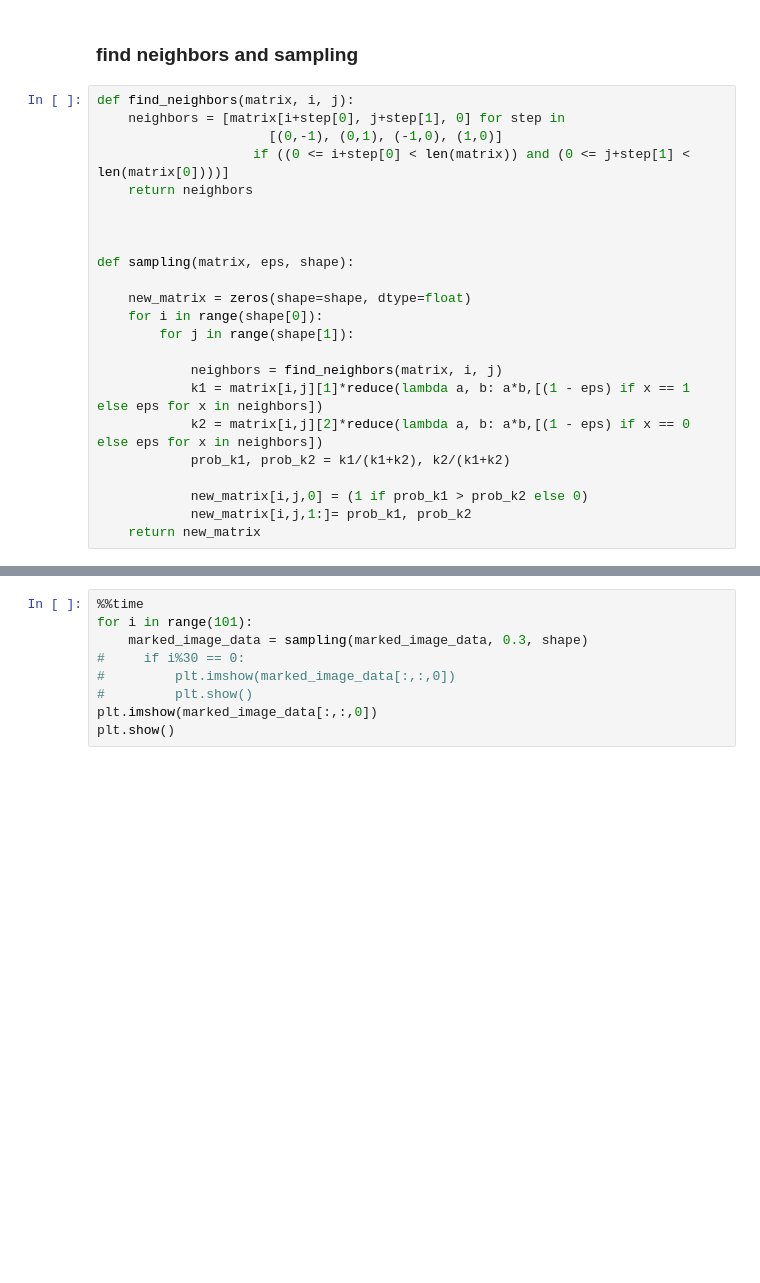
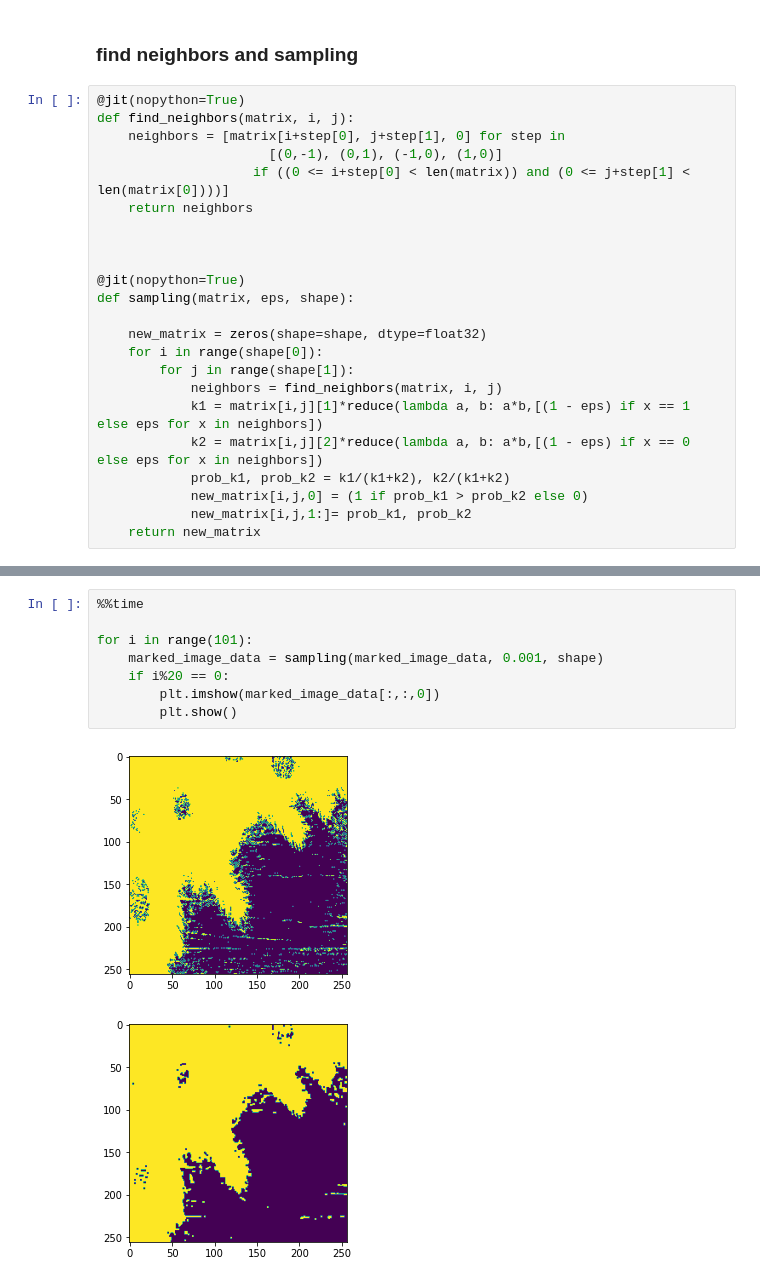
Before and after one commit to maariiyyaa/labs_and_other, a Jupyter notebook: recognition_lab1_sampling.ipynb, the cells around one changed output, grey strips where cells are left out. Drawn from its saved outputs; the diff is of its cells as text; blank space fills up the shorter version.

```diff
--- a/recognition_lab1_sampling.ipynb
+++ b/recognition_lab1_sampling.ipynb
@@ -105,6 +106,7 @@ plt.show()
 # %% [markdown]
 ### find neighbors and sampling
 # %%
+@jit(nopython=True)
 def find_neighbors(matrix, i, j):
     neighbors = [matrix[i+step[0], j+step[1], 0] for step in
                       [(0,-1), (0,1), (-1,0), (1,0)]
@@ -113,17 +115,16 @@ def find_neighbors(matrix, i, j):
 
 
 
+@jit(nopython=True)
 def sampling(matrix, eps, shape):
 
-    new_matrix = zeros(shape=shape, dtype=float)
+    new_matrix = zeros(shape=shape, dtype=float32)
     for i in range(shape[0]):
         for j in range(shape[1]):
-
             neighbors = find_neighbors(matrix, i, j)
             k1 = matrix[i,j][1]*reduce(lambda a, b: a*b,[(1 - eps) if x == 1 else eps for x in neighbors])
             k2 = matrix[i,j][2]*reduce(lambda a, b: a*b,[(1 - eps) if x == 0 else eps for x in neighbors])
             prob_k1, prob_k2 = k1/(k1+k2), k2/(k1+k2)
-
             new_matrix[i,j,0] = (1 if prob_k1 > prob_k2 else 0)
             new_matrix[i,j,1:]= prob_k1, prob_k2
     return new_matrix
@@ -130,9 +181,11 @@ def sampling(matrix, eps, shape):
 # %%
 %%time
+
 for i in range(101):
-    marked_image_data = sampling(marked_image_data, 0.3, shape)
-#     if i%30 == 0:
-#         plt.imshow(marked_image_data[:,:,0])
-#         plt.show()
-plt.imshow(marked_image_data[:,:,0])
-plt.show()
+    marked_image_data = sampling(marked_image_data, 0.001, shape)
+    if i%20 == 0:
+        plt.imshow(marked_image_data[:,:,0])
+        plt.show()
+# %% [output]
+[figure, added]
+[figure, added]
```
Also changed, not shown: parts of 7 cells of this notebook.
